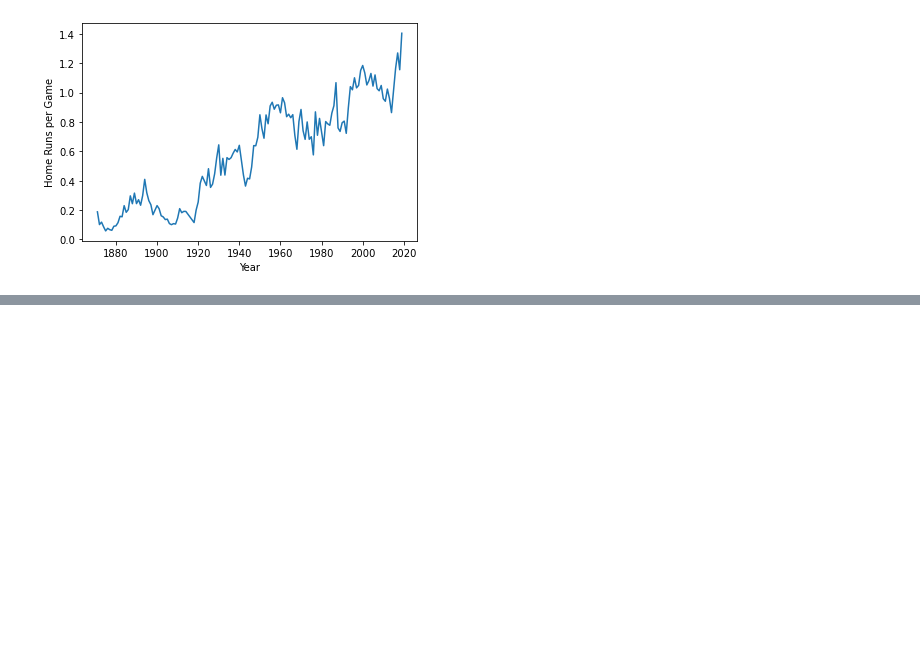
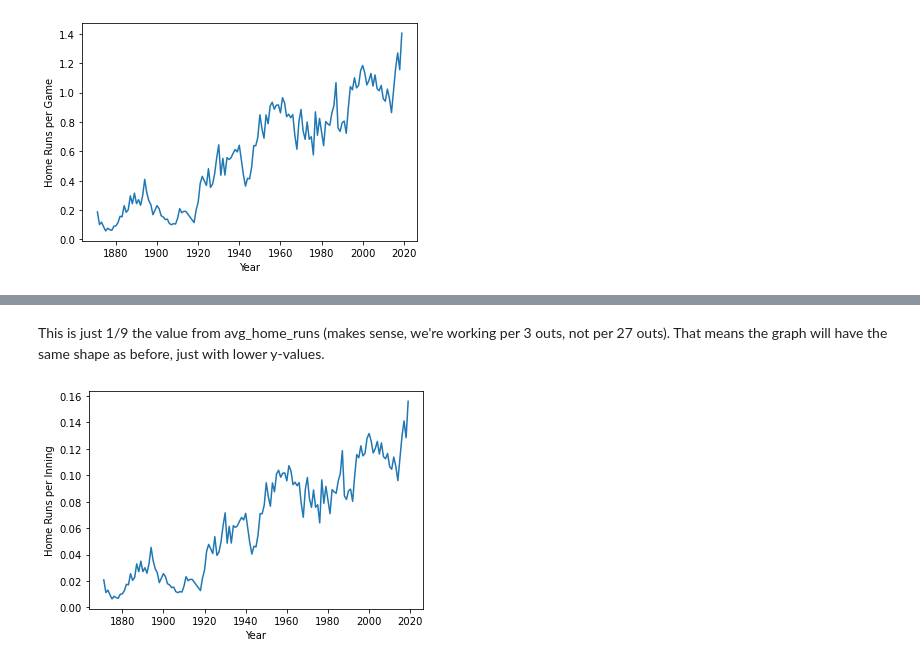
Before and after one commit to emmar2000/dsci326, a Jupyter notebook: module2/2_6_aggregation.ipynb, the cells around one changed output, grey strips where cells are left out. Saved outputs shown, nothing was run; the diff lists cells and outputs as text; code cells hidden in the pictures; blank space fills up the shorter version.

```diff
--- a/module2/2_6_aggregation.ipynb
+++ b/module2/2_6_aggregation.ipynb
@@ -304,3 +308,16 @@ plot = sns.lineplot(data = avg_home_runs,
 _ = plot.set(xlabel="Year", ylabel="Home Runs per Game")
 # %% [output]
 [figure]
+# %%
+# Compute and plot the average home runs per inning allowed per year for all years in the pitching table
+# Note that IPouts = Innings Pitched * 3 outs per inning
+avg_hr_per_inning = (pitching
+                        >> select(X.HR, X.IPouts, X.yearID)
+                        >> group_by(X.yearID)
+                        >> summarise(total_hr = X.HR.sum(),
+                                     total_outs = X.IPouts.sum())
+                        >> ungroup
+                        >> mutate(innings_pitched = X.total_outs / 3)
+                        >> mutate(hr_per_inning = X.total_hr / X.innings_pitched)
+                    )
+avg_hr_per_inning.head()
@@ -306,0 +331,9 @@ _ = plot.set(xlabel="Year", ylabel="Home Runs per Game")
+# %% [markdown]
+This is just 1/9 the value from avg_home_runs (makes sense, we're working per 3 outs, not per 27 outs). That means the graph will have the same shape as before, just with lower y-values.
+# %%
+plot = sns.lineplot(data = avg_hr_per_inning,
+            x = "yearID",
+            y = "hr_per_inning")
+_ = plot.set(xlabel="Year", ylabel="Home Runs per Inning")
+# %% [output]
+[figure, added]
```
Also changed, not shown: parts of 5 cells of this notebook.
